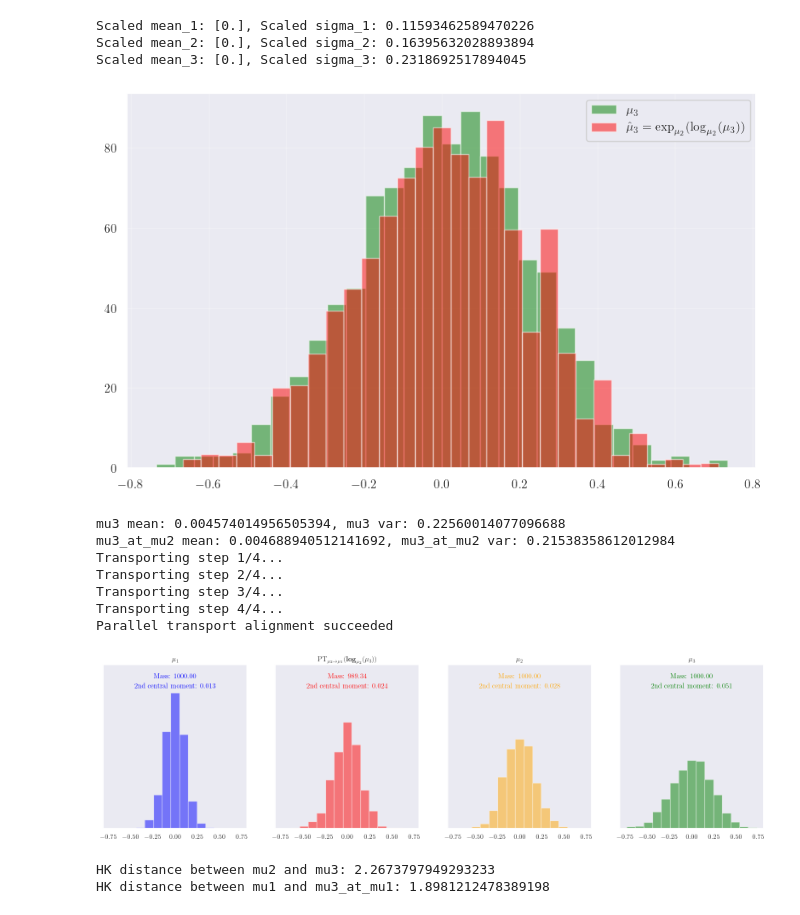
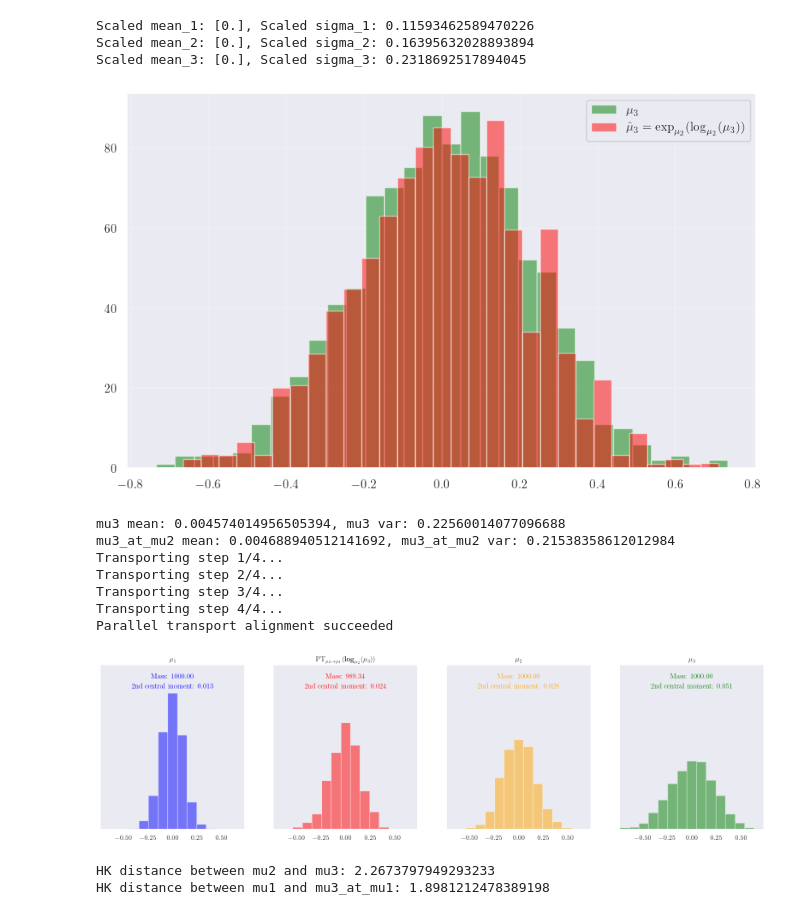
Before and after one commit to TristanSaidi/HKPT, a Jupyter notebook: notebooks/HK_pt.ipynb, the cells around one changed output. Cells and saved outputs as stored; diff of their text form; code cells hidden in the pictures.

```diff
--- a/notebooks/HK_pt.ipynb
+++ b/notebooks/HK_pt.ipynb
@@ -111,7 +111,7 @@ if mu4_at_mu3 is not None:
     all_hist_samples.append(mu4_at_mu3.samples.flatten())
 max_abs_x = np.max(np.abs(np.concatenate(all_hist_samples)))
 for ax in axs:
-    ax.set_xlim(-1.1 * max_abs_x, 1.1 * max_abs_x)
+    ax.set_xlim(-max_abs_x, max_abs_x)
 
 # get rid of grid lines
 for ax in axs:
@@ -245,7 +245,7 @@ if mu4_at_mu3 is not None:
     all_hist_samples.append(mu4_at_mu3.samples.flatten())
 max_abs_x = np.max(np.abs(np.concatenate(all_hist_samples)))
 for ax in axs:
-    ax.set_xlim(-1.1 * max_abs_x, 1.1 * max_abs_x)
+    ax.set_xlim(-max_abs_x, max_abs_x)
 
 # get rid of grid lines
 for ax in axs:
@@ -513,34 +513,34 @@ if mu3_at_mu1 is not None:
     axs[1].text(0.5, 0.92, f"Mass: {mu3_at_mu1.weights.sum():.2f}", transform=axs[1].transAxes, color='red', ha='center')
 
 axs[0].text(0.5, 0.86, f"2nd central moment: {weighted_second_moment(mu1.samples.flatten(), mu1.weights):.3f}", transform=axs[0].transAxes, color='blue', ha='center')
 axs[2].text(0.5, 0.86, f"2nd central moment: {weighted_second_moment(mu2.samples.flatten(), mu2.weights):.3f}", transform=axs[2].transAxes, color='orange', ha='center')
 axs[3].text(0.5, 0.86, f"2nd central moment: {weighted_second_moment(mu3.samples.flatten(), mu3.weights):.3f}", transform=axs[3].transAxes, color='green', ha='center')
 if mu3_at_mu1 is not None:
     axs[1].text(0.5, 0.86, f"2nd central moment: {weighted_second_moment(mu3_at_mu1.samples.flatten(), mu3_at_mu1.weights):.3f}", transform=axs[1].transAxes, color='red', ha='center')
 
 max_abs_x = np.max(np.abs(combined_samples))
 for ax in axs:
-    ax.set_xlim(-1.1 * max_abs_x, 1.1 * max_abs_x)
+    ax.set_xlim(-max_abs_x, max_abs_x)
 
 plt.savefig(f'../Figures/HK_parallel_transport_1d_cov_change.pdf', dpi=800)
 plt.show()
 
 hk_distance_mu2_mu3 = hkpt.hk_distance(mu2, mu3)
 hk_distance_mu1_mu3_at_mu1 = hkpt.hk_distance(mu1, mu3_at_mu1)
 print(f"HK distance between mu2 and mu3: {hk_distance_mu2_mu3}")
 print(f"HK distance between mu1 and mu3_at_mu1: {hk_distance_mu1_mu3_at_mu1}")
 # %% [output]
 Scaled mean_1: [0.], Scaled sigma_1: 0.11593462589470226
 Scaled mean_2: [0.], Scaled sigma_2: 0.16395632028893894
 Scaled mean_3: [0.], Scaled sigma_3: 0.2318692517894045
 [figure]
 mu3 mean: 0.004574014956505394, mu3 var: 0.22560014077096688
 mu3_at_mu2 mean: 0.004688940512141692, mu3_at_mu2 var: 0.21538358612012984
 Transporting step 1/4...
 Transporting step 2/4...
 Transporting step 3/4...
 Transporting step 4/4...
 Parallel transport alignment succeeded
-[figure, old version]
+[figure, new version]
 HK distance between mu2 and mu3: 2.2673797949293233
 HK distance between mu1 and mu3_at_mu1: 1.8981212478389198
```
Also changed, not shown: parts of 3 cells of this notebook.
